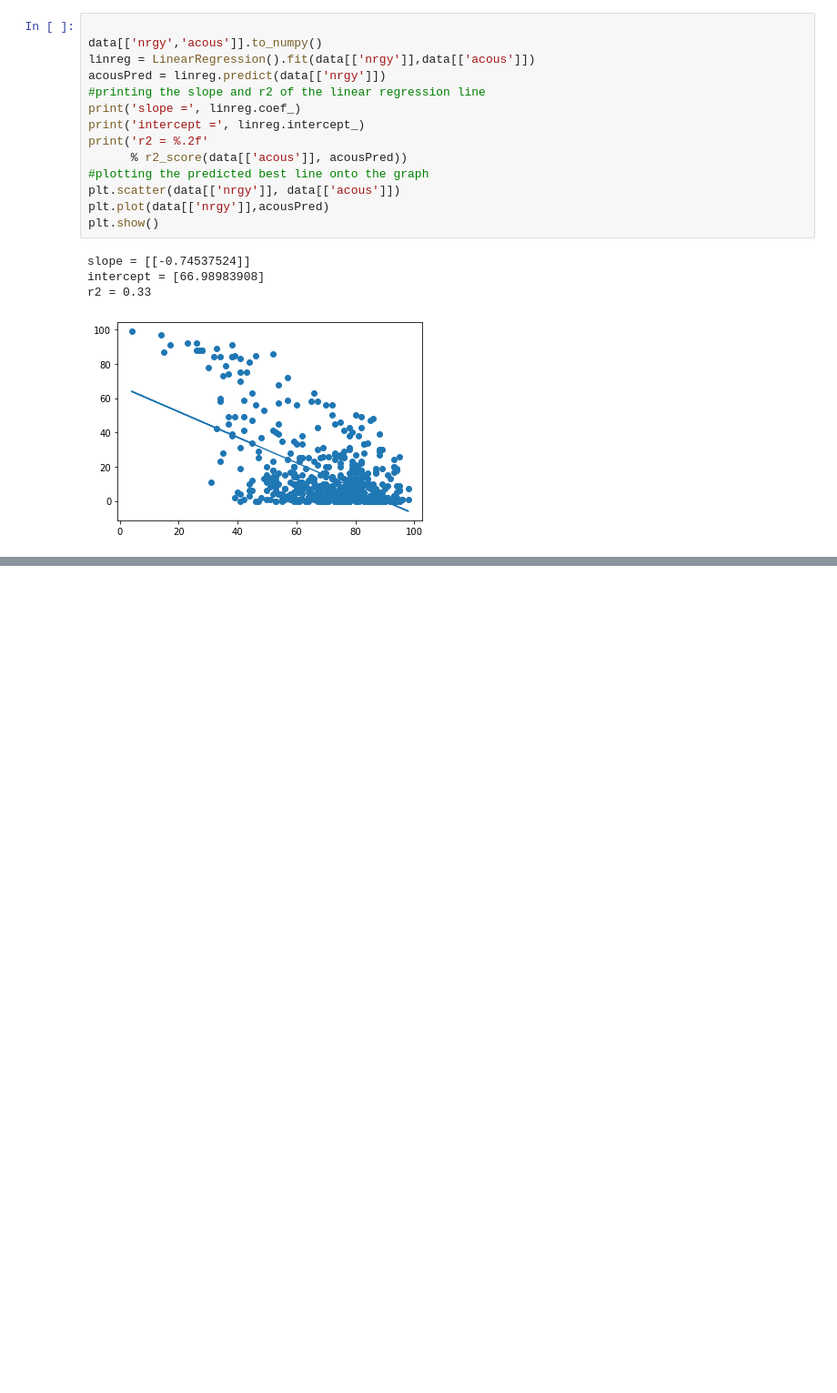
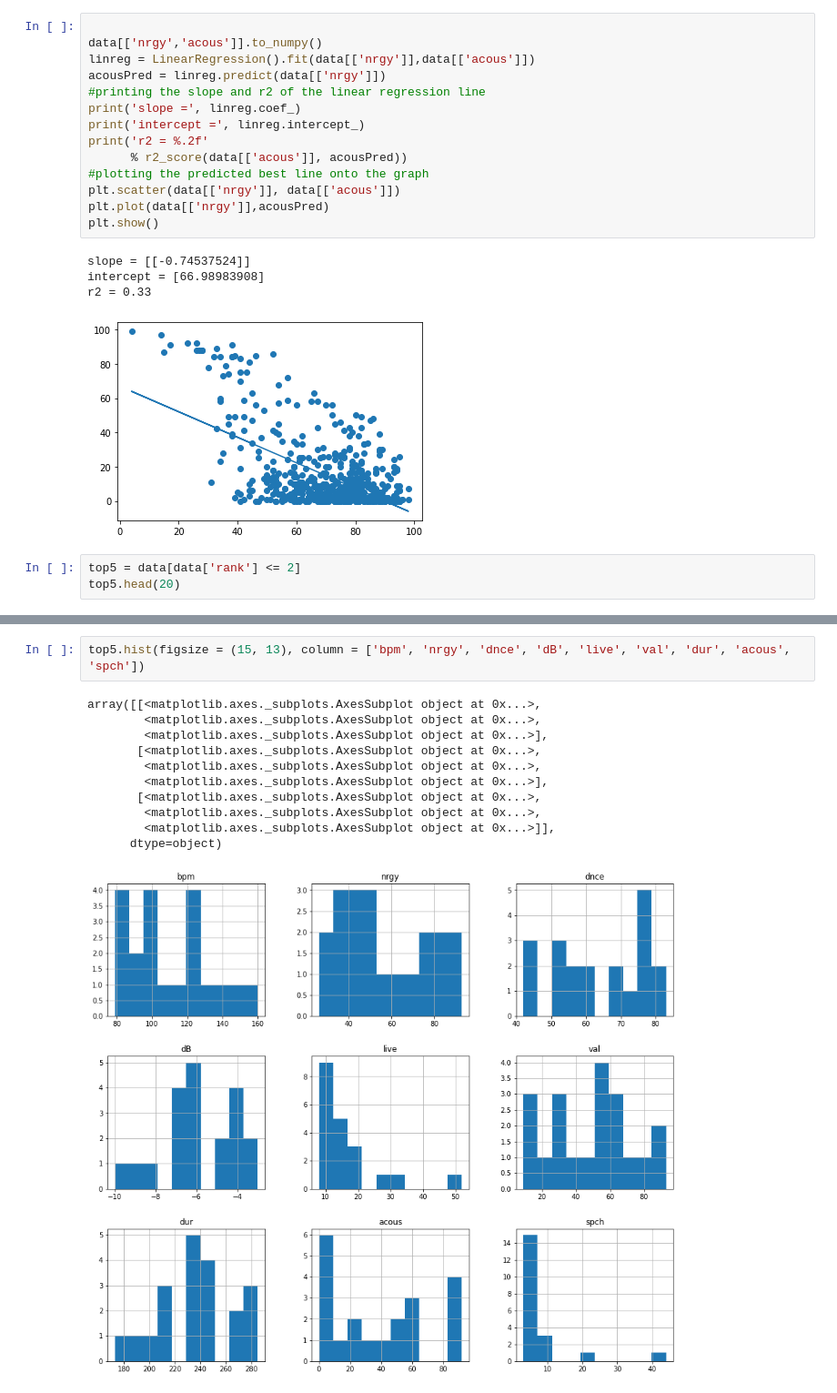
Before and after one commit to amarmuju/amarmuju.github.io, a Jupyter notebook: finalproject.ipynb, the cells around one changed output, grey strips where cells are left out. Shown at 91% size. Saved outputs shown, nothing was run; the diff lists cells and outputs as text; blank space fills up the shorter version.

```diff
--- a/finalproject.ipynb
+++ b/finalproject.ipynb
@@ -198,3 +202,6 @@ slope = [[-0.74537524]]
 intercept = [66.98983908]
 r2 = 0.33
 [figure]
+# %%
+top5 = data[data['rank'] <= 2]
+top5.head(20)
@@ -200,0 +226,14 @@ r2 = 0.33
+# %%
+top5.hist(figsize = (15, 13), column = ['bpm', 'nrgy', 'dnce', 'dB', 'live', 'val', 'dur', 'acous', 'spch'])
+# %% [output]
+array([[<matplotlib.axes._subplots.AxesSubplot object at 0x...>,
+        <matplotlib.axes._subplots.AxesSubplot object at 0x...>,
+        <matplotlib.axes._subplots.AxesSubplot object at 0x...>],
+       [<matplotlib.axes._subplots.AxesSubplot object at 0x...>,
+        <matplotlib.axes._subplots.AxesSubplot object at 0x...>,
+        <matplotlib.axes._subplots.AxesSubplot object at 0x...>],
+       [<matplotlib.axes._subplots.AxesSubplot object at 0x...>,
+        <matplotlib.axes._subplots.AxesSubplot object at 0x...>,
+        <matplotlib.axes._subplots.AxesSubplot object at 0x...>]],
+      dtype=object)
+[figure, added]
```
Also changed, not shown: parts of 8 cells of this notebook.
